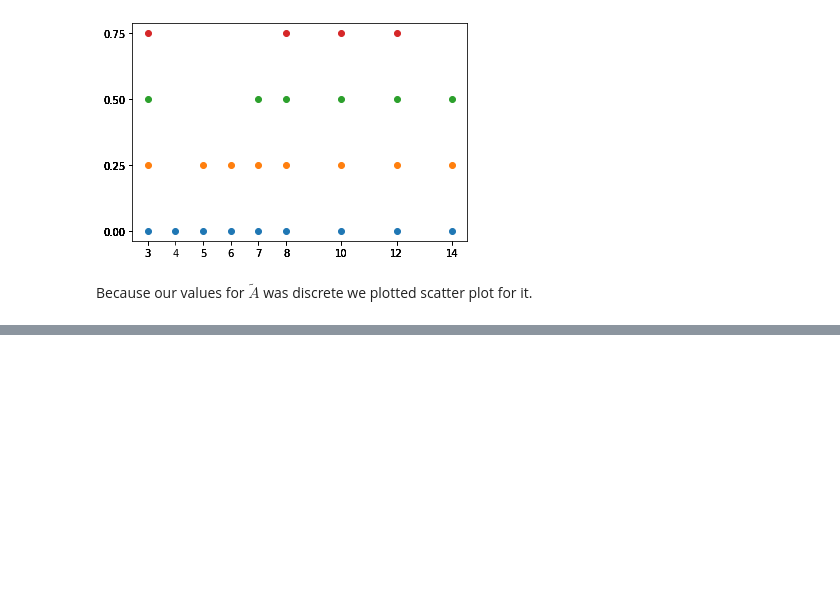
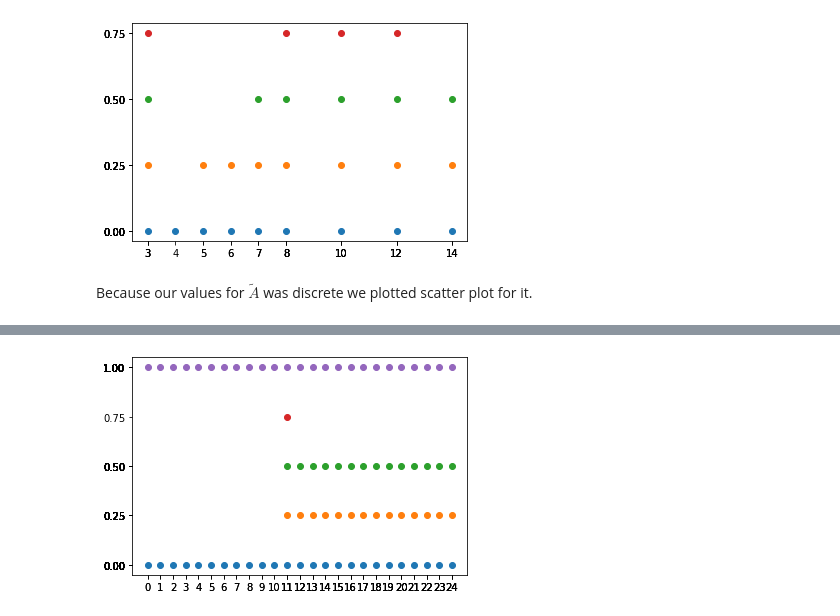
Before and after one commit to amindadgar/Fuzzy-Systems, a Jupyter notebook: HW1/main.ipynb, the cells around one changed output, grey strips where cells are left out. Saved outputs shown, nothing was run; the diff lists cells and outputs as text; code cells hidden in the pictures; blank space fills up the shorter version.

```diff
--- a/HW1/main.ipynb
+++ b/HW1/main.ipynb
@@ -178,0 +248,39 @@ B_alpha_cuts_set, B_strong_alpha_cuts_set = find_alpha_cuts(B, alpha_cuts=[0.3,
+# %%
+def mu_C(x , normalize = True):
+    """
+    calculating the membership function for \tilde{C}
+
+    Parameters:
+    -----------
+    x : array_like
+        array of numerics
+    normalize : boolean
+        normalize the membership values, default is True
+
+    Returns:
+    --------
+    x_tilda : array of tuples
+        the fuzzy set
+        an array composed by values and normalized fuzzy membership values
+    """
+
+    membership_value = 1 + 1 / np.power(x - 10, 2)
+    ## replace the infinities to zero
+    ## computed by dividing with zero
+    membership_value = np.where(membership_value == np.inf, 0, membership_value)
+
+    ## apply the other condition that all the values less equal than 10 have zero membership
+    membership_value = np.where(x <= 10, 0, membership_value)
+
+
+    ## normalize
+    membership_value = normalize_membership(membership_value)
+
+
+    x_tilda = np.stack((x, membership_value), axis=1)
+
+    return x_tilda
+# %%
+C = np.arange(0, 25)
+C_tilde = mu_C(C)
+C_tilde
@@ -178,0 +305,6 @@ B_alpha_cuts_set, B_strong_alpha_cuts_set = find_alpha_cuts(B, alpha_cuts=[0.3,
+# %%
+C_alpha_cuts_set, C_strong_alpha_cuts_set = find_alpha_cuts(C_tilde, interval = 0.25)
+# %%
+plot_scatter_alpha_cuts(C_alpha_cuts_set)
+# %% [output]
+[figure, added]
```
Also changed, not shown: parts of 14 cells of this notebook.
